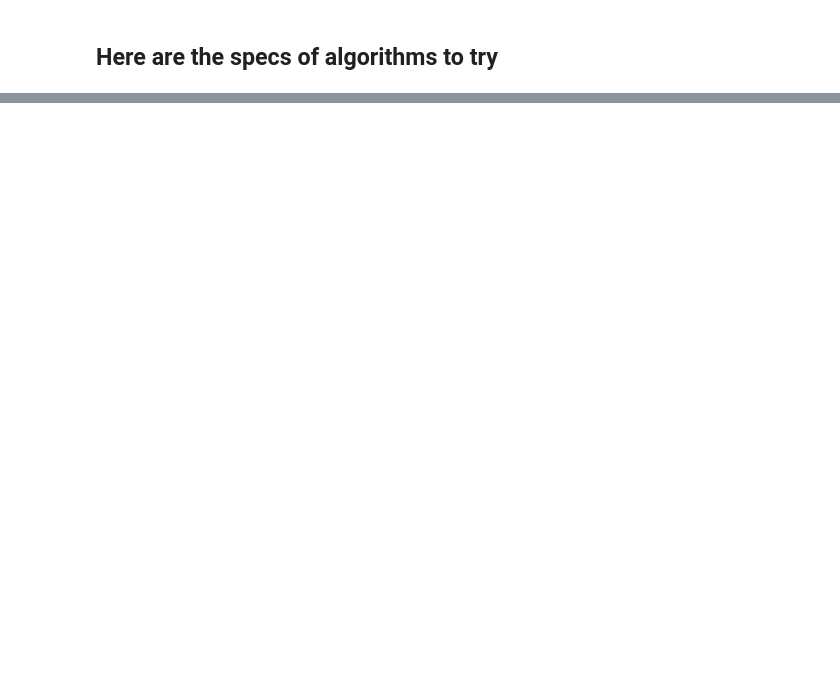
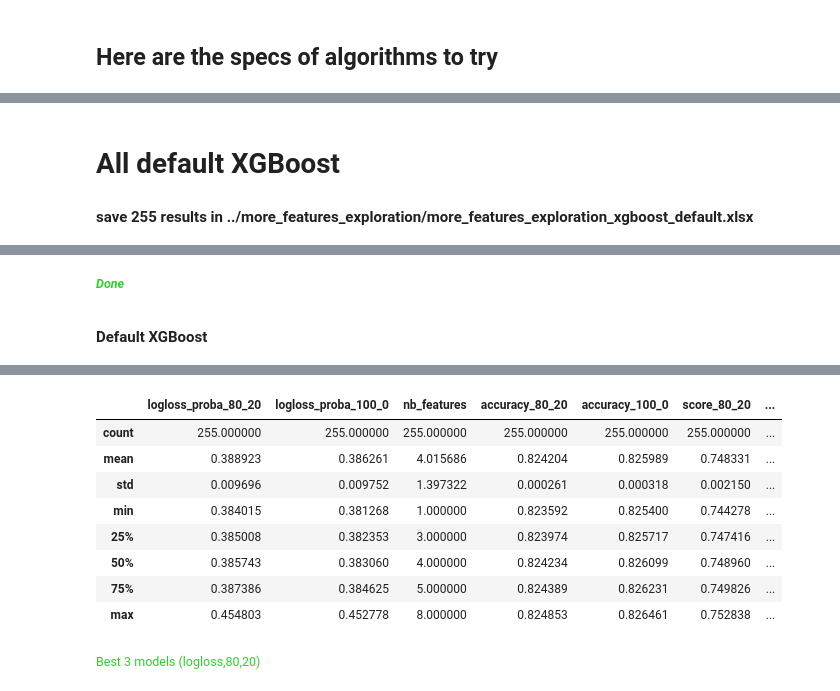
Before and after one commit to acharroux/QuoraPairs, a Jupyter notebook: BruteForce/more_features_exploration.ipynb, the cells around one changed output, grey strips where cells are left out. Cells and saved outputs as stored; diff of their text form; code cells hidden in the pictures; blank space fills up the shorter version.

```diff
--- a/BruteForce/more_features_exploration.ipynb
+++ b/BruteForce/more_features_exploration.ipynb
@@ -553,0 +815,12 @@ Humpf abs(nb1-nb2) is useless
+# %% [markdown]
+# All default XGBoost
+# %%
+#default_xgboost_results = build_default_model_on_all_subset_of_simple_features(ALGORITHM_SPEC_XGBOOST,train_dataframe,train_dataframe['is_duplicate'])
+save_models_dict_to_excel(default_xgboost_results,tag ='xgboost_default')
+
+print_section('Default XGBoost')
+display(default_xgboost_results.describe())
+print_info('Best 3 models (logloss,80,20)')
+display(find_best_models(default_xgboost_results,3,'logloss_proba','80_20'))
+# %% [output]
+save 255 results in ../more_features_exploration/more_features_exploration_xgboost_default.xlsx
@@ -553,0 +828,2 @@ Humpf abs(nb1-nb2) is useless
+Done
+Default XGBoost
@@ -553,0 +831,10 @@ Humpf abs(nb1-nb2) is useless
+|  | logloss_proba_80_20 | logloss_proba_100_0 | nb_features | accuracy_80_20 | accuracy_100_0 | score_80_20 | ... |
+| count | 255.000000 | 255.000000 | 255.000000 | 255.000000 | 255.000000 | 255.000000 | ... |
+| mean | 0.388923 | 0.386261 | 4.015686 | 0.824204 | 0.825989 | 0.748331 | ... |
+| std | 0.009696 | 0.009752 | 1.397322 | 0.000261 | 0.000318 | 0.002150 | ... |
+| min | 0.384015 | 0.381268 | 1.000000 | 0.823592 | 0.825400 | 0.744278 | ... |
+| 25% | 0.385008 | 0.382353 | 3.000000 | 0.823974 | 0.825717 | 0.747416 | ... |
+| 50% | 0.385743 | 0.383060 | 4.000000 | 0.824234 | 0.826099 | 0.748960 | ... |
+| 75% | 0.387386 | 0.384625 | 5.000000 | 0.824389 | 0.826231 | 0.749826 | ... |
+| max | 0.454803 | 0.452778 | 8.000000 | 0.824853 | 0.826461 | 0.752838 | ... |
+Best 3 models (logloss,80,20)
```
Also changed, not shown: parts of 35 cells of this notebook, 3 other files.
